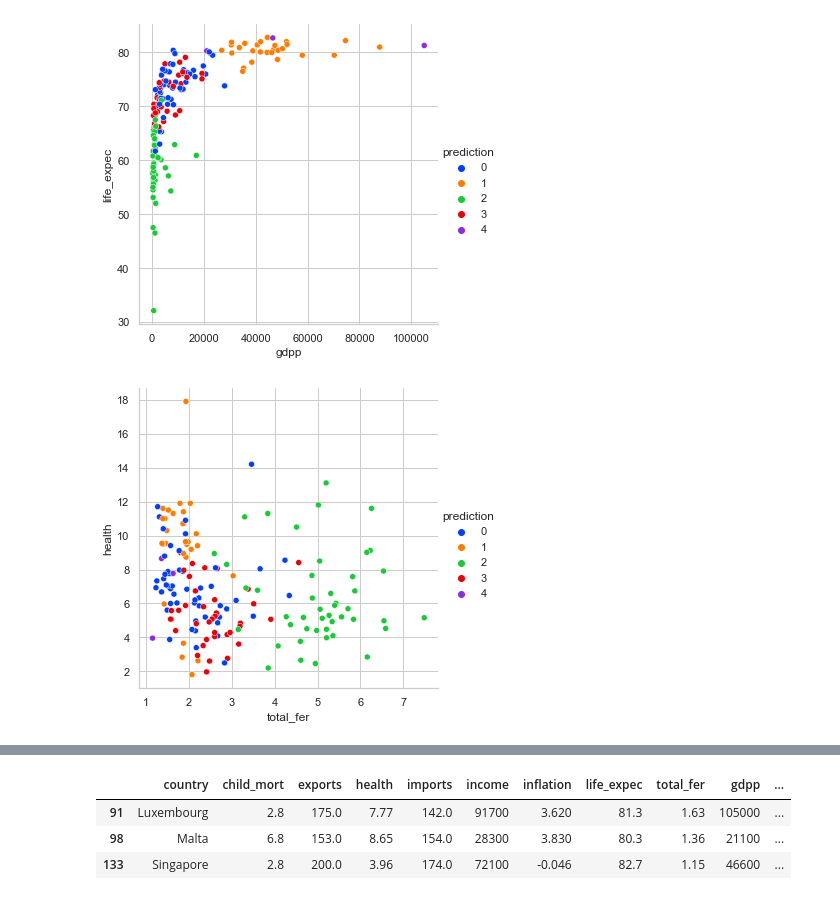
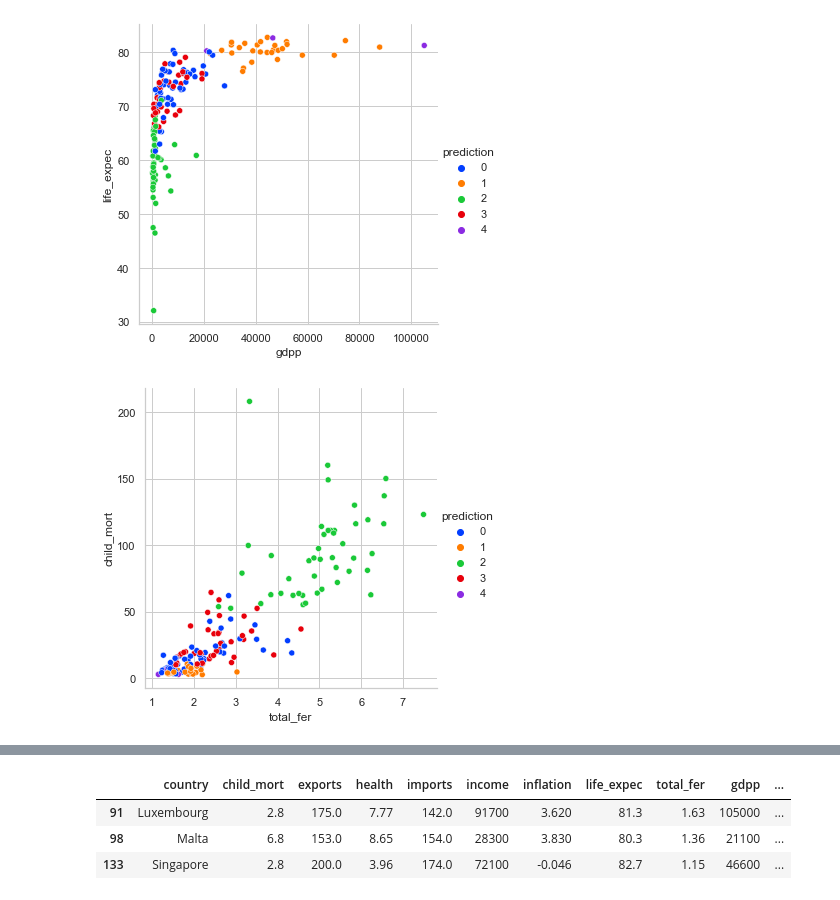
Before and after one commit to paulgst/Kaggle-Country-Data, a Jupyter notebook: Country_Data.ipynb, the cells around one changed output, grey strips where cells are left out. Cells and saved outputs as stored; diff of their text form; code cells hidden in the pictures.

```diff
--- a/Country_Data.ipynb
+++ b/Country_Data.ipynb
@@ -1,13 +1,21 @@
 # %% [markdown]
 # Preprocessing et analyses
 # %%
-# Import de toutes les librairies nécessaires au projet
 import pandas as pd
 import numpy as np
 import time
 import matplotlib.pyplot as plt
 import matplotlib.style as style
 import seaborn as sns
+
+from sklearn.preprocessing import LabelEncoder, MinMaxScaler, StandardScaler
+from sklearn.cluster import KMeans, AgglomerativeClustering
+from scipy.cluster.hierarchy import dendrogram, linkage
+from scipy.spatial.distance import cdist
+
+def graph_from_2_criteria(dataframe,criteria1,criteria2):
+    sns.relplot(x=criteria1,y=criteria2, data = dataframe,hue='prediction',palette='bright')#health
+    plt.show()
 # %%
 df = pd.read_csv('Country-data.csv')
 df_dic = pd.read_csv('data-dictionary.csv')
@@ -172,8 +161,8 @@ plt.show()
 for i in range(3,9):
     kmeans = KMeans(n_clusters=i, random_state=0)
     kmeans.fit(df_sc)
-    labels = kmeans.labels_
-    df['prediction']=pd.DataFrame(labels)
+    labels_predict = kmeans.labels_
+    df['prediction']=pd.DataFrame(labels_predict)
     print(df.groupby('prediction')['country'].count())
 # %% [output]
 prediction
@@ -197,6 +186,7 @@ Name: country, dtype: int64
 kmeans = KMeans(n_clusters=5, random_state=0)
 kmeans.fit(df_sc)
 
-labels = kmeans.labels_
-labels
+labels_predict = kmeans.labels_
+df['prediction']=pd.DataFrame(labels_predict)
+df.head(10)
 # %% [output]
@@ -211,2 +203,0 @@ array([2, 0, 3, 2, 0, 3, 3, 1, 1, 3, 0, 0, 3, 0, 0, 1, 0, 2, 0, 3, 0, 2,
-# %%
-df['prediction']=pd.DataFrame(labels)
@@ -225,7 +206,6 @@ plt.show()
 # %% [output]
 [figure]
 # %%
-sns.relplot(x='total_fer',y='health', data = df,hue='prediction',palette='bright')#health
-plt.show()
+graph_from_2_criteria(df,'total_fer','child_mort')
 # %% [output]
-[figure, old version]
+[figure, new version]
```
Also changed, not shown: parts of 29 cells of this notebook.
